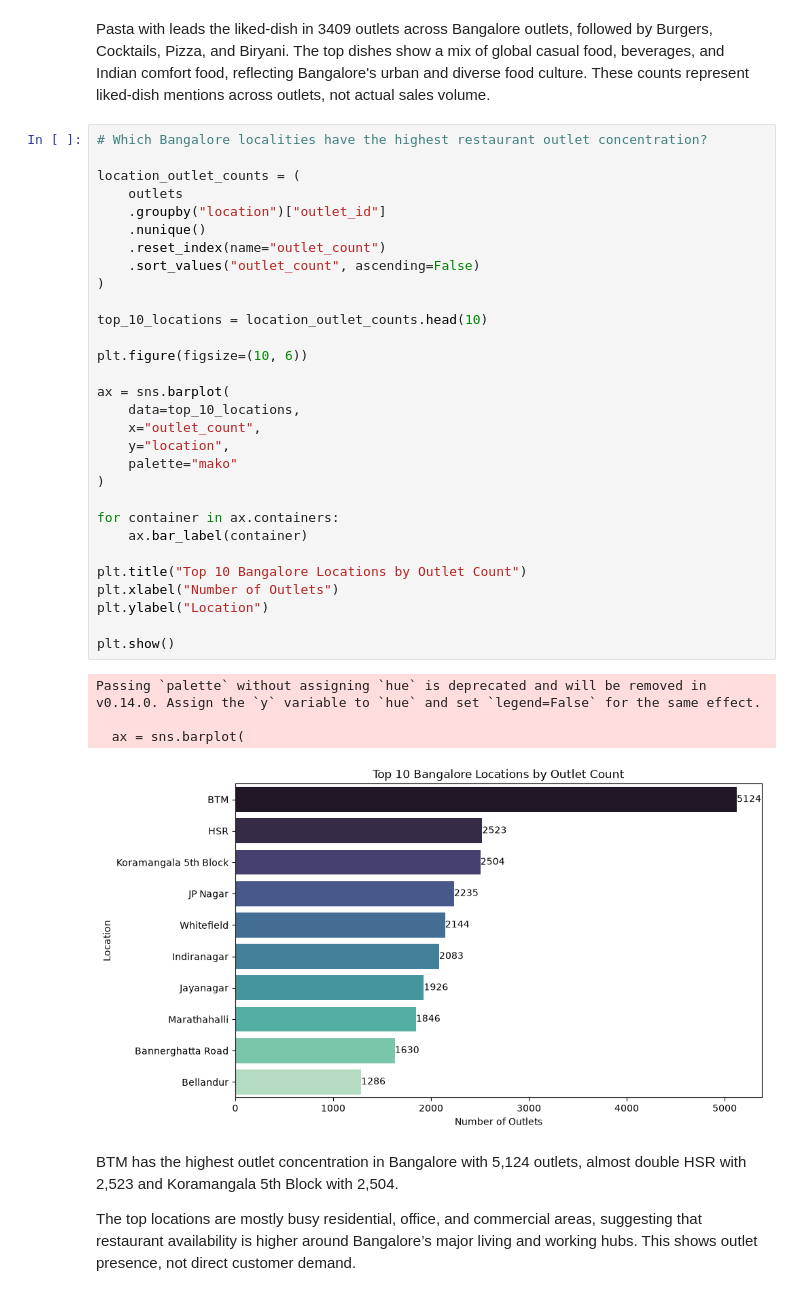
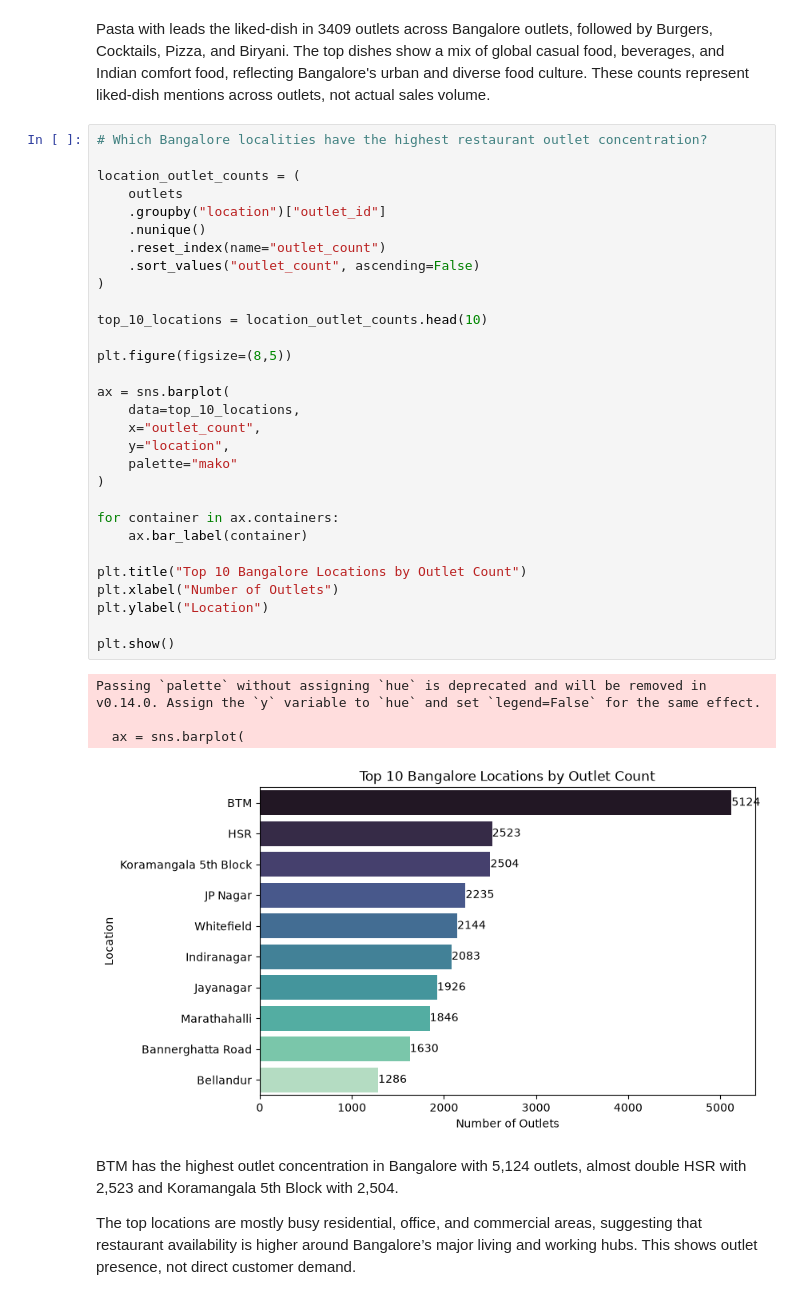
Before and after one commit to Ayushrana125/zomato_bangalore_eda_and_reporting_project, a Jupyter notebook: Zomato_Bangalore_Restaurants_EDA.ipynb, the cells around one changed output. Drawn from its saved outputs; the diff is of its cells as text.

```diff
--- a/Zomato_Bangalore_Restaurants_EDA.ipynb
+++ b/Zomato_Bangalore_Restaurants_EDA.ipynb
@@ -165,35 +165,35 @@ Pasta with leads the liked-dish in 3409 outlets across Bangalore outlets, follow
 location_outlet_counts = (
     outlets
     .groupby("location")["outlet_id"]
     .nunique()
     .reset_index(name="outlet_count")
     .sort_values("outlet_count", ascending=False)
 )
 
 top_10_locations = location_outlet_counts.head(10)
 
-plt.figure(figsize=(10, 6))
+plt.figure(figsize=(8,5))
 
 ax = sns.barplot(
     data=top_10_locations,
     x="outlet_count",
     y="location",
     palette="mako"
 )
 
 for container in ax.containers:
     ax.bar_label(container)
 
 plt.title("Top 10 Bangalore Locations by Outlet Count")
 plt.xlabel("Number of Outlets")
 plt.ylabel("Location")
 
 plt.show()
 # %% [output]
 Passing `palette` without assigning `hue` is deprecated and will be removed in v0.14.0. Assign the `y` variable to `hue` and set `legend=False` for the same effect.
 
   ax = sns.barplot(
-[figure, old version]
+[figure, new version]
 # %% [markdown]
 BTM has the highest outlet concentration in Bangalore with 5,124 outlets, almost double HSR with 2,523 and Koramangala 5th Block with 2,504.
 
```
Also changed, not shown: parts of 4 cells of this notebook.
